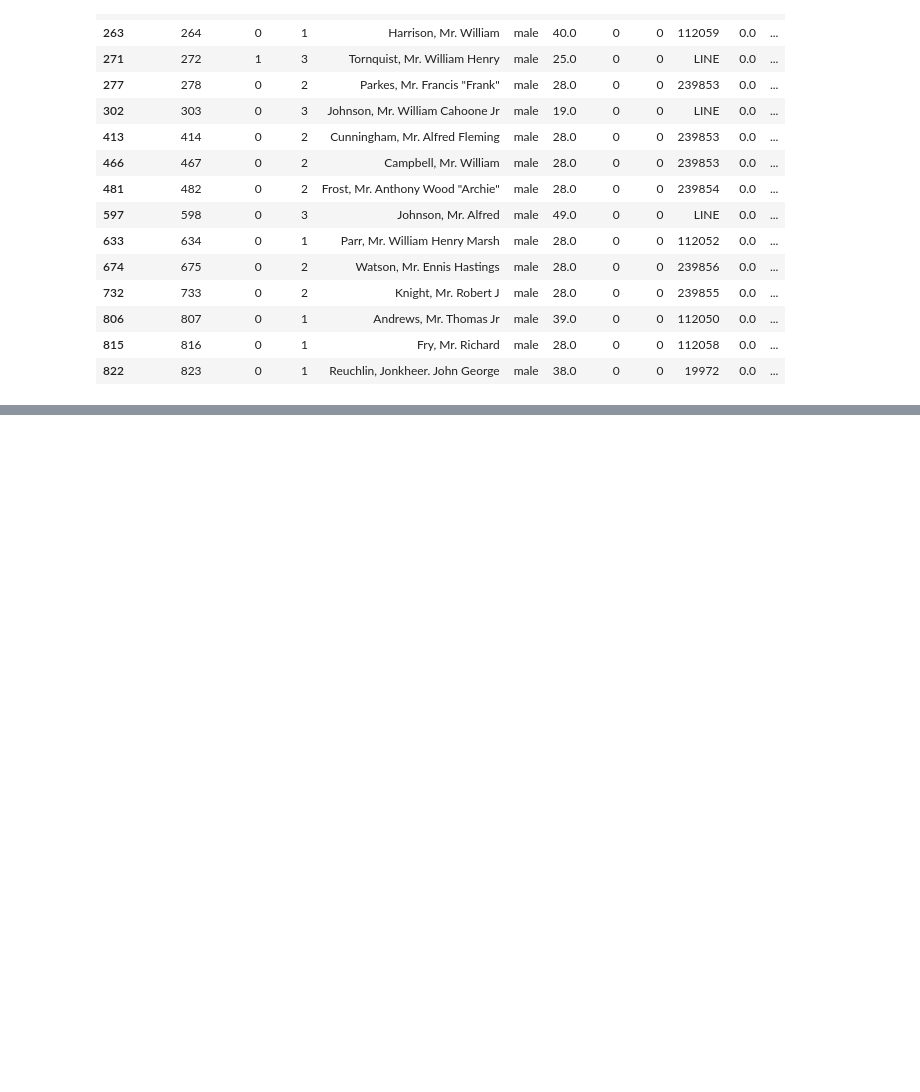
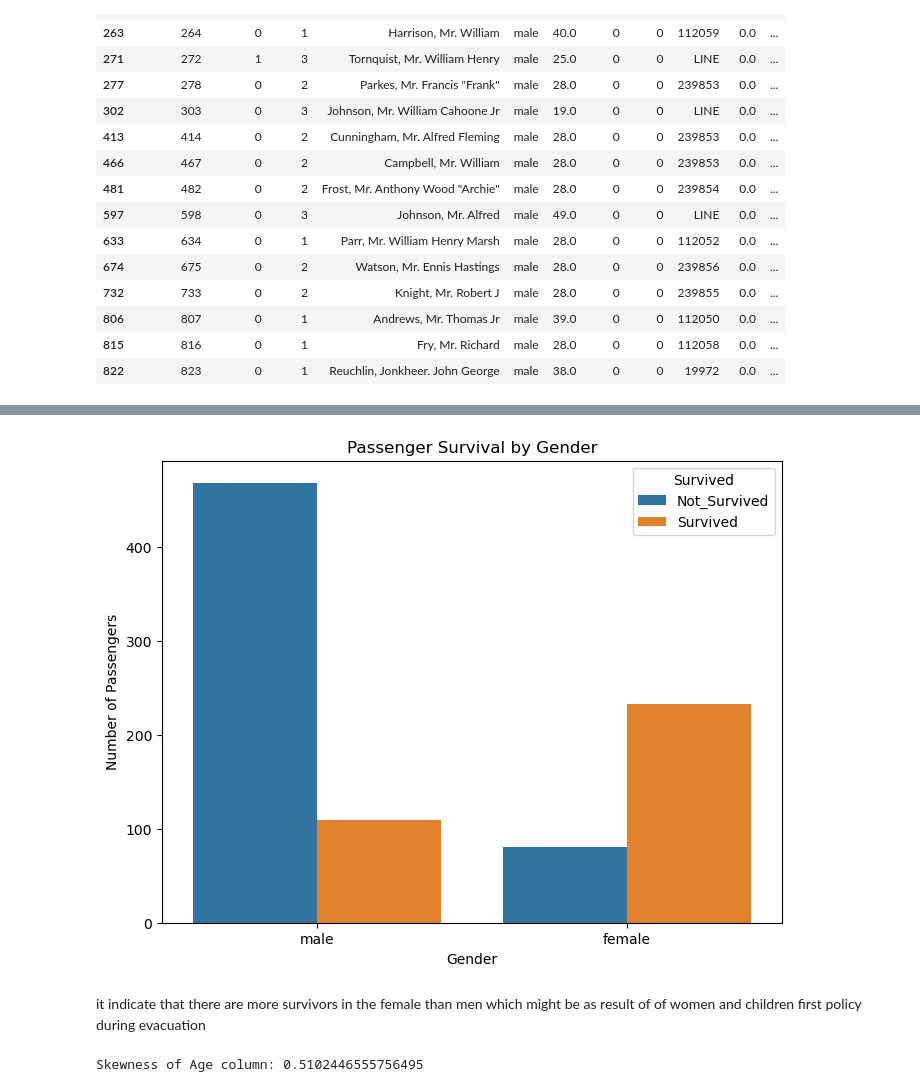
Before and after one commit to molaminJabbi/titanic-house-prices-EDA, a Jupyter notebook: titanic.ipynb, the cells around one changed output, grey strips where cells are left out. Drawn from its saved outputs; the diff is of its cells as text; code cells hidden in the pictures; blank space fills up the shorter version.

```diff
--- a/titanic.ipynb
+++ b/titanic.ipynb
@@ -188,0 +276,18 @@ titanic_df['Fare'] = titanic_df.groupby('Pclass')['Fare'].transform(
+# %%
+# titanic survival by Gender
+plt.figure(figsize=(8, 6))
+sns.countplot(data=titanic_df, x='Sex', hue='Survived')
+plt.title('Passenger Survival by Gender')
+plt.xlabel('Gender')
+plt.ylabel('Number of Passengers')
+plt.savefig(r"C:\Users\ME\Desktop\AnalystLab\week1_2\Assets/images\titanic_survival_by_gender.png")
+plt.legend(title='Survived', labels=['Not_Survived', 'Survived'])
+plt.show()
+# %% [output]
+[figure, added]
+# %% [markdown]
+it indicate that there are more survivors in the female than men which might be as result of of women and children first policy during evacuation
+# %%
+print(f"Skewness of Age column: {titanic_df['Age'].skew()}")
+# %% [output]
+Skewness of Age column: 0.5102446555756495
```
Also changed, not shown: parts of 26 cells of this notebook.
